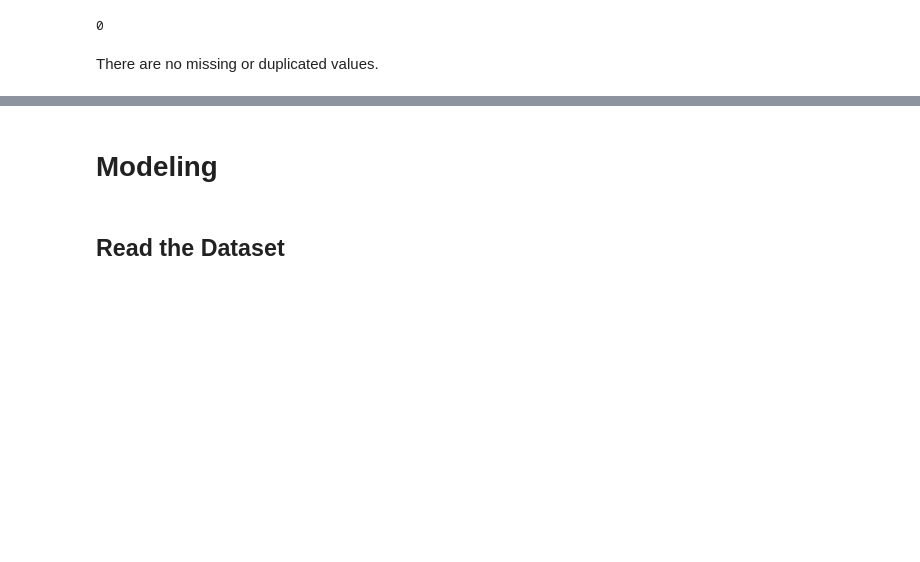
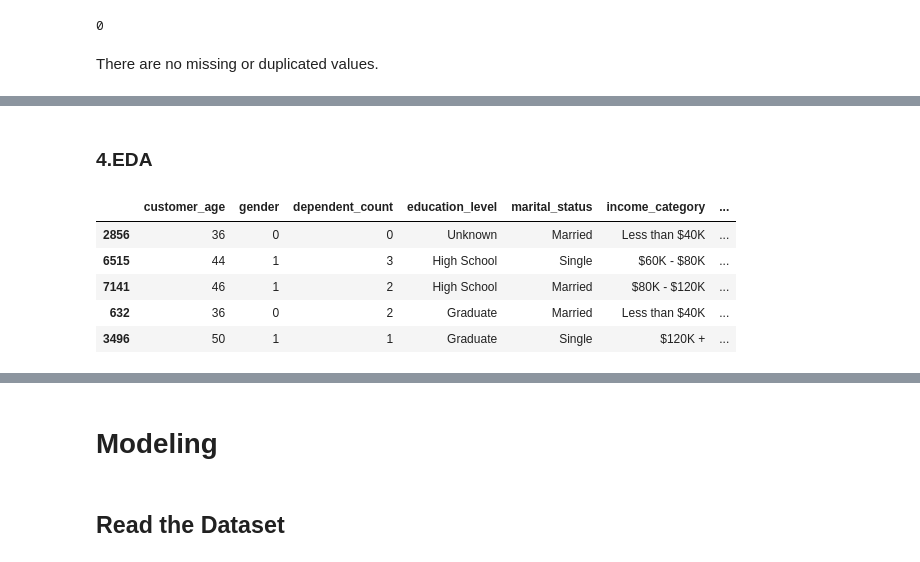
Before and after one commit to paulobeckhauser/Churn-Prediction, a Jupyter notebook: notebooks/Churn_Prediction.ipynb, the cells around one changed output, grey strips where cells are left out. Saved outputs shown, nothing was run; the diff lists cells and outputs as text; code cells hidden in the pictures; blank space fills up the shorter version.

```diff
--- a/notebooks/Churn_Prediction.ipynb
+++ b/notebooks/Churn_Prediction.ipynb
@@ -187,0 +217,12 @@ X_train, X_test, y_train, y_test = train_test_split(X, y, test_size=0.2, stratif
+# %% [markdown]
+### 4.EDA
+# %%
+train = pd.concat([X_train, y_train], axis=1)
+train.head()
+# %% [output]
+|  | customer_age | gender | dependent_count | education_level | marital_status | income_category | ... |
+| 2856 | 36 | 0 | 0 | Unknown | Married | Less than $40K | ... |
+| 6515 | 44 | 1 | 3 | High School | Single | $60K - $80K | ... |
+| 7141 | 46 | 1 | 2 | High School | Married | $80K - $120K | ... |
+| 632 | 36 | 0 | 2 | Graduate | Married | Less than $40K | ... |
+| 3496 | 50 | 1 | 1 | Graduate | Single | $120K + | ... |
```
Also changed, not shown: parts of 32 cells of this notebook, 6 other files.
